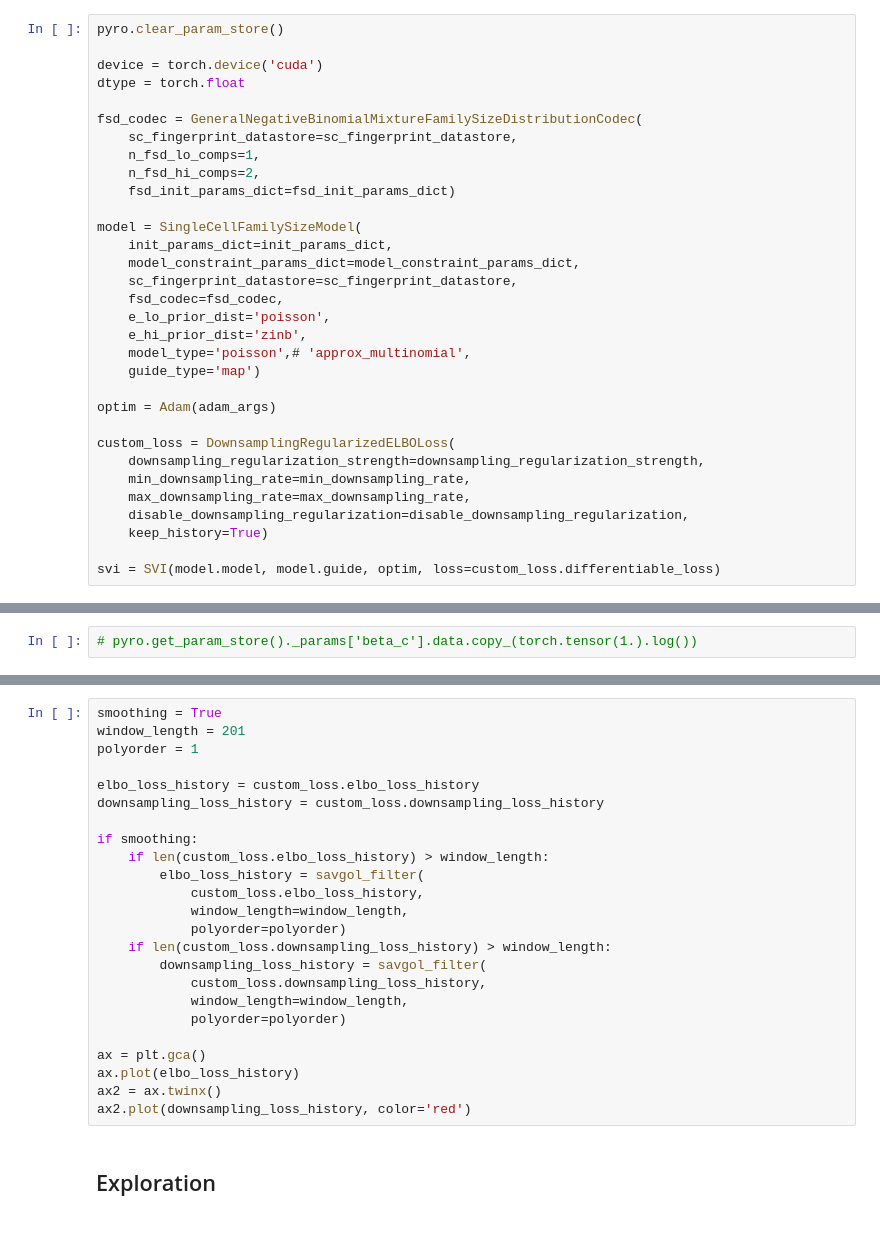
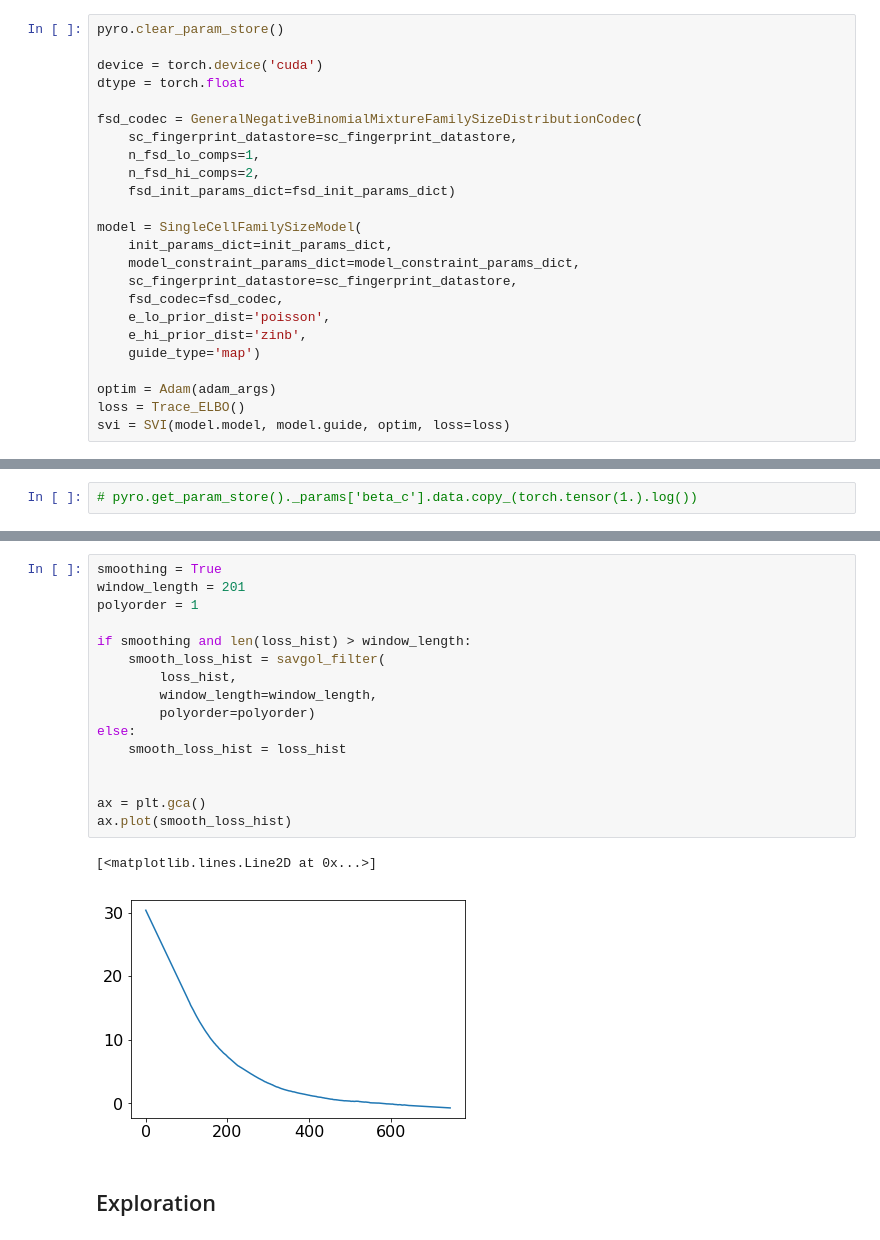
Before and after one commit to broadinstitute/CellBender, a Jupyter notebook: proto/chimera/notebooks/sc_fsd_mixture_model.ipynb, the cells around one changed output, grey strips where cells are left out. Cells and saved outputs as stored; diff of their text form.

```diff
--- a/proto/chimera/notebooks/sc_fsd_mixture_model.ipynb
+++ b/proto/chimera/notebooks/sc_fsd_mixture_model.ipynb
@@ -324,16 +319,8 @@ model = SingleCellFamilySizeModel(
     fsd_codec=fsd_codec,
     e_lo_prior_dist='poisson',
     e_hi_prior_dist='zinb',
-    model_type='poisson',# 'approx_multinomial',
     guide_type='map')
 
 optim = Adam(adam_args)
-
-custom_loss = DownsamplingRegularizedELBOLoss(
-    downsampling_regularization_strength=downsampling_regularization_strength,
-    min_downsampling_rate=min_downsampling_rate,
-    max_downsampling_rate=max_downsampling_rate,
-    disable_downsampling_regularization=disable_downsampling_regularization,
-    keep_history=True)
-
-svi = SVI(model.model, model.guide, optim, loss=custom_loss.differentiable_loss)
+loss = Trace_ELBO()
+svi = SVI(model.model, model.guide, optim, loss=loss)
@@ -462,27 +456,22 @@ for i_iter in range(n_iters):
 # %%
 smoothing = True
 window_length = 201
 polyorder = 1
 
-elbo_loss_history = custom_loss.elbo_loss_history
-downsampling_loss_history = custom_loss.downsampling_loss_history
+if smoothing and len(loss_hist) > window_length:
+    smooth_loss_hist = savgol_filter(
+        loss_hist,
+        window_length=window_length,
+        polyorder=polyorder)
+else:
+    smooth_loss_hist = loss_hist
 
-if smoothing:
-    if len(custom_loss.elbo_loss_history) > window_length:
-        elbo_loss_history = savgol_filter(
-            custom_loss.elbo_loss_history,
-            window_length=window_length,
-            polyorder=polyorder)
-    if len(custom_loss.downsampling_loss_history) > window_length:
-        downsampling_loss_history = savgol_filter(
-            custom_loss.downsampling_loss_history,
-            window_length=window_length,
-            polyorder=polyorder)
 
 ax = plt.gca()
-ax.plot(elbo_loss_history)
-ax2 = ax.twinx()
-ax2.plot(downsampling_loss_history, color='red')
+ax.plot(smooth_loss_hist)
+# %% [output]
+[<matplotlib.lines.Line2D at 0x...>]
+[figure, added]
 # %% [markdown]
 ## Exploration
 # %%
```
Also changed, not shown: parts of 35 cells of this notebook.
